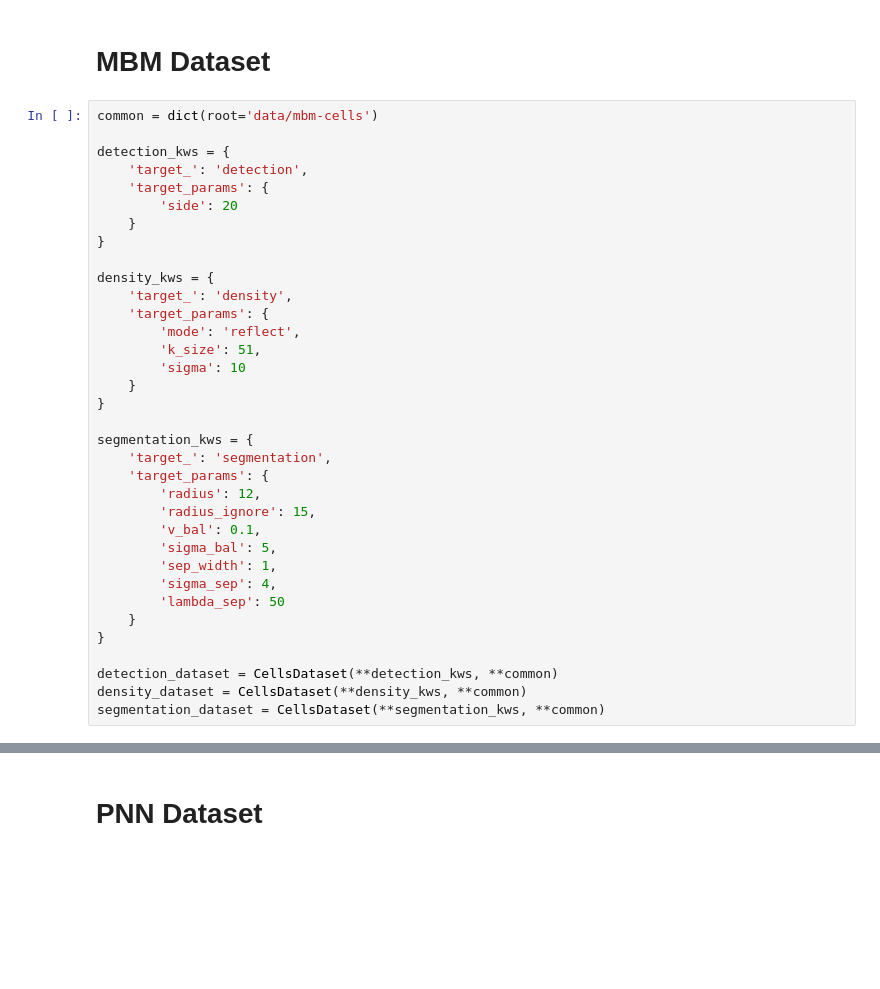
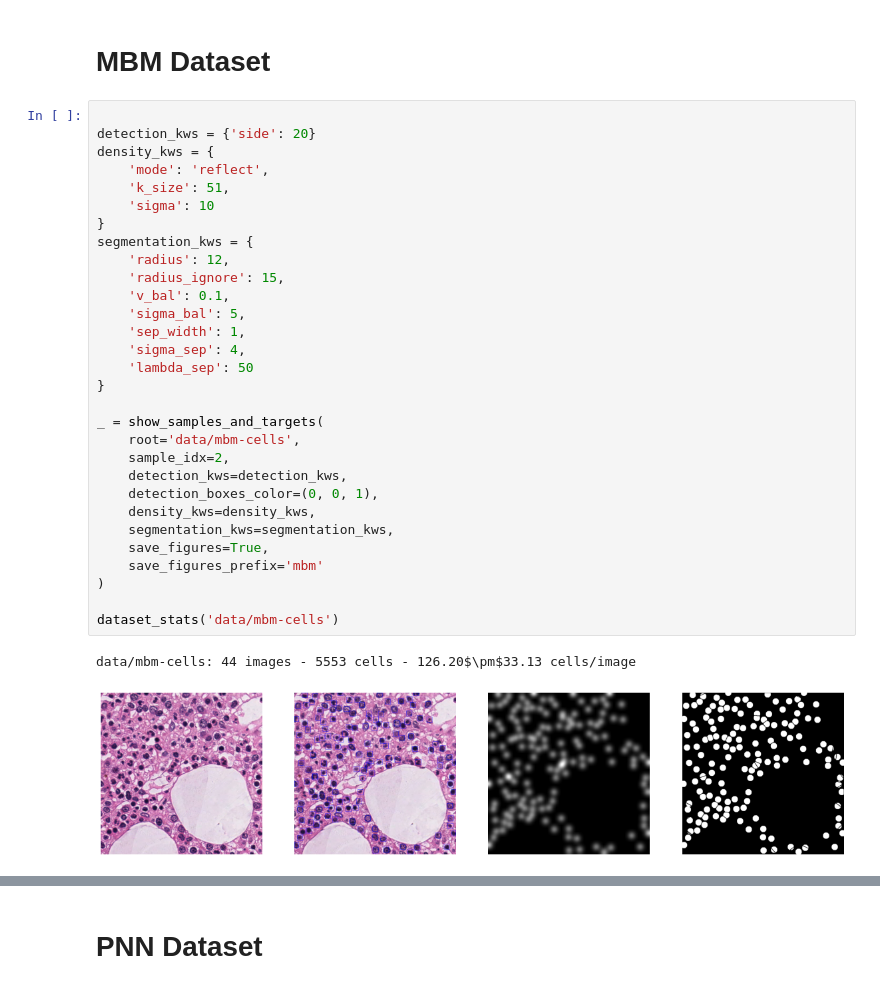
Before and after one commit to ciampluca/counting_perineuronal_nets, a Jupyter notebook: show.ipynb, the cells around one changed output, grey strips where cells are left out. Saved outputs shown, nothing was run; the diff lists cells and outputs as text; blank space fills up the shorter version.

```diff
--- a/show.ipynb
+++ b/show.ipynb
@@ -154,37 +194,35 @@ table
 # %% [markdown]
 # MBM Dataset
 # %%
-common = dict(root='data/mbm-cells')
 
-detection_kws = {
-    'target_': 'detection',
-    'target_params': {
-        'side': 20
-    }
+detection_kws = {'side': 20}
+density_kws = {
+    'mode': 'reflect',
+    'k_size': 51,
+    'sigma': 10
+}
+segmentation_kws = {
+    'radius': 12,
+    'radius_ignore': 15,
+    'v_bal': 0.1,
+    'sigma_bal': 5,
+    'sep_width': 1,
+    'sigma_sep': 4,
+    'lambda_sep': 50
 }
 
-density_kws = {
-    'target_': 'density',
-    'target_params': {
-        'mode': 'reflect',
-        'k_size': 51,
-        'sigma': 10
-    }
-}
+_ = show_samples_and_targets(
+    root='data/mbm-cells',
+    sample_idx=2,
+    detection_kws=detection_kws,
+    detection_boxes_color=(0, 0, 1),
+    density_kws=density_kws,
+    segmentation_kws=segmentation_kws,
+    save_figures=True,
+    save_figures_prefix='mbm'
+)
 
-segmentation_kws = {
-    'target_': 'segmentation',
-    'target_params': {
-        'radius': 12,
-        'radius_ignore': 15,
-        'v_bal': 0.1,
-        'sigma_bal': 5,
-        'sep_width': 1,
-        'sigma_sep': 4,
-        'lambda_sep': 50
-    }
-}
-
-detection_dataset = CellsDataset(**detection_kws, **common)
-density_dataset = CellsDataset(**density_kws, **common)
-segmentation_dataset = CellsDataset(**segmentation_kws, **common)
+dataset_stats('data/mbm-cells')
+# %% [output]
+data/mbm-cells: 44 images - 5553 cells - 126.20$\pm$33.13 cells/image
+[figure, added]
```
Also changed, not shown: parts of 63 cells of this notebook, 1 other file.
